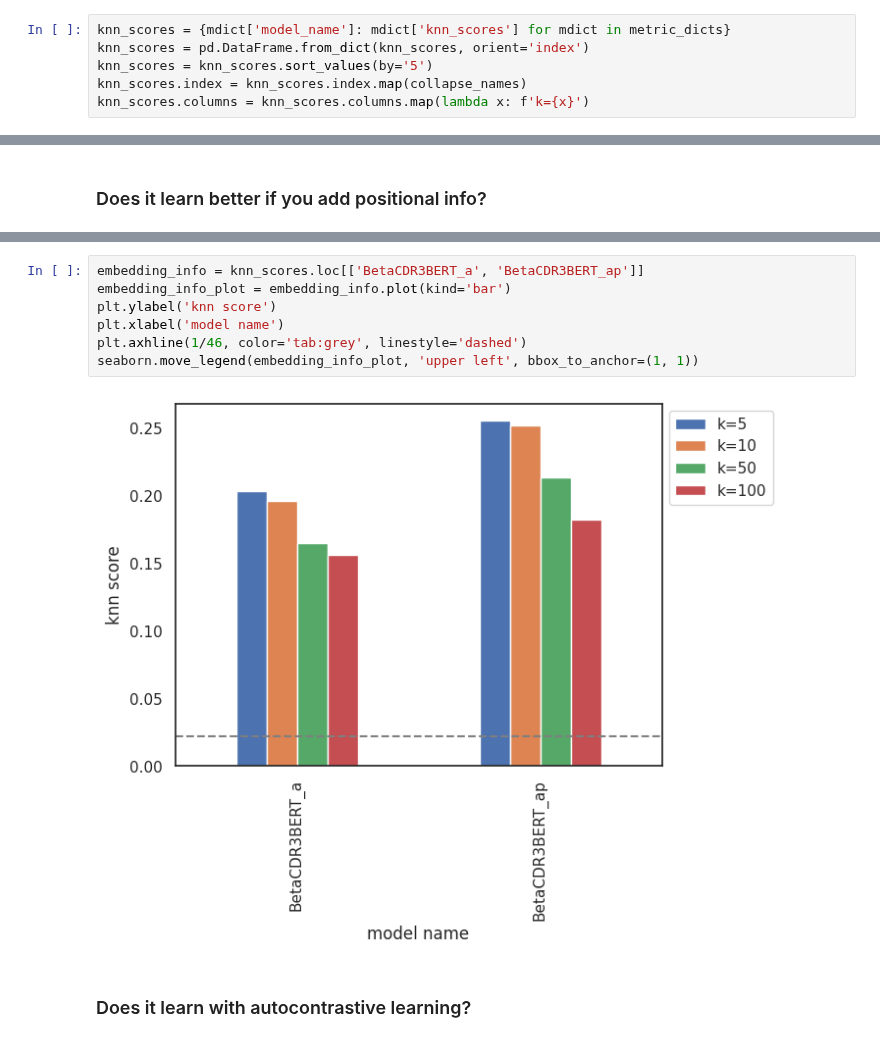
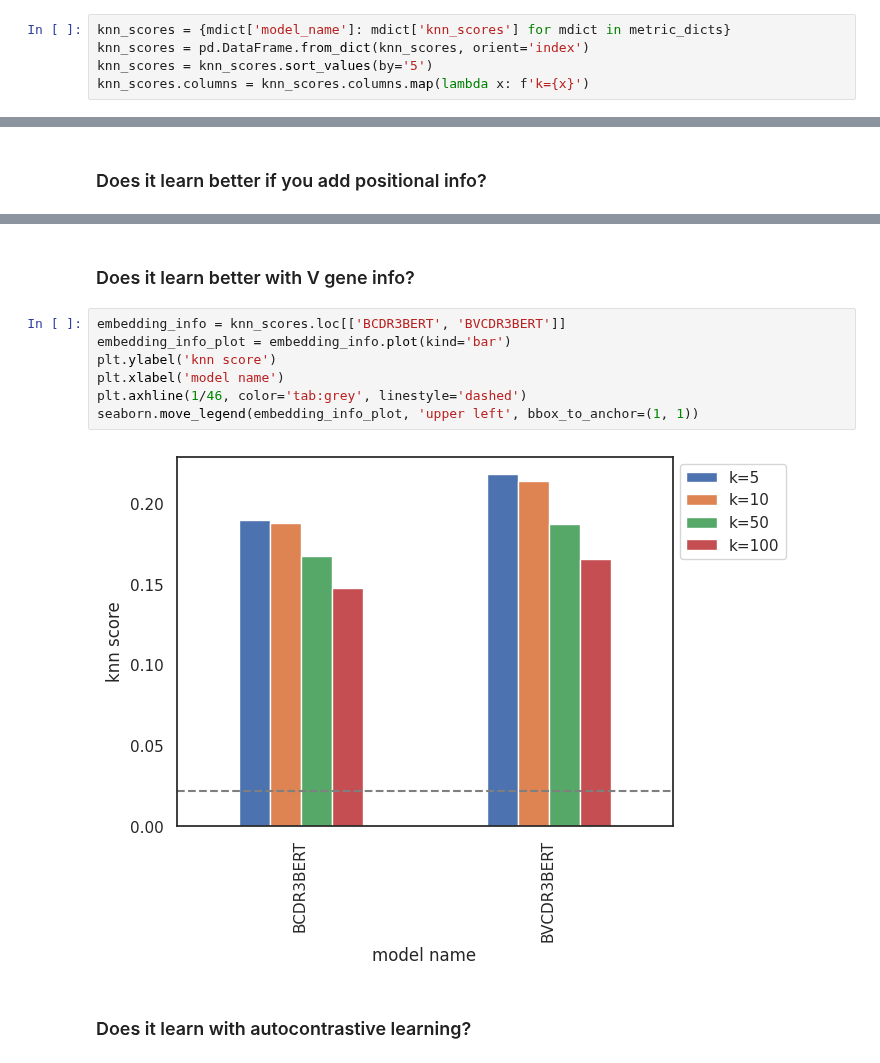
Before and after one commit to yutanagano/tcrlm, a Jupyter notebook: notebooks/model_comparison_beta.ipynb, the cells around one changed output, grey strips where cells are left out. Saved outputs shown, nothing was run; the diff lists cells and outputs as text.

Commit message:
Updated Levenshtein benchmarks and figures

```diff
--- a/notebooks/model_comparison_beta.ipynb
+++ b/notebooks/model_comparison_beta.ipynb
@@ -52,7 +38,6 @@ def collapse_names(name):
 knn_scores = {mdict['model_name']: mdict['knn_scores'] for mdict in metric_dicts}
 knn_scores = pd.DataFrame.from_dict(knn_scores, orient='index')
 knn_scores = knn_scores.sort_values(by='5')
-knn_scores.index = knn_scores.index.map(collapse_names)
 knn_scores.columns = knn_scores.columns.map(lambda x: f'k={x}')
 # %%
 knn_scores
@@ -71,12 +61,14 @@ knn_scores
+# %% [markdown]
+### Does it learn better with V gene info?
 # %%
-embedding_info = knn_scores.loc[['BetaCDR3BERT_a', 'BetaCDR3BERT_ap']]
+embedding_info = knn_scores.loc[['BCDR3BERT', 'BVCDR3BERT']]
 embedding_info_plot = embedding_info.plot(kind='bar')
 plt.ylabel('knn score')
 plt.xlabel('model name')
 plt.axhline(1/46, color='tab:grey', linestyle='dashed')
 seaborn.move_legend(embedding_info_plot, 'upper left', bbox_to_anchor=(1, 1))
 # %% [output]
-[figure, old version]
+[figure, new version]
 # %% [markdown]
 ### Does it learn with autocontrastive learning?
 # %%
```
Also changed, not shown: parts of 13 cells of this notebook, 3 other files.
